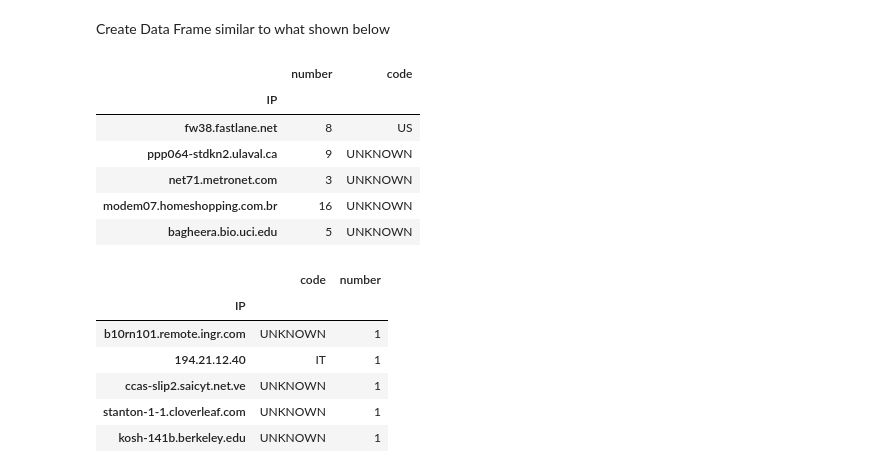
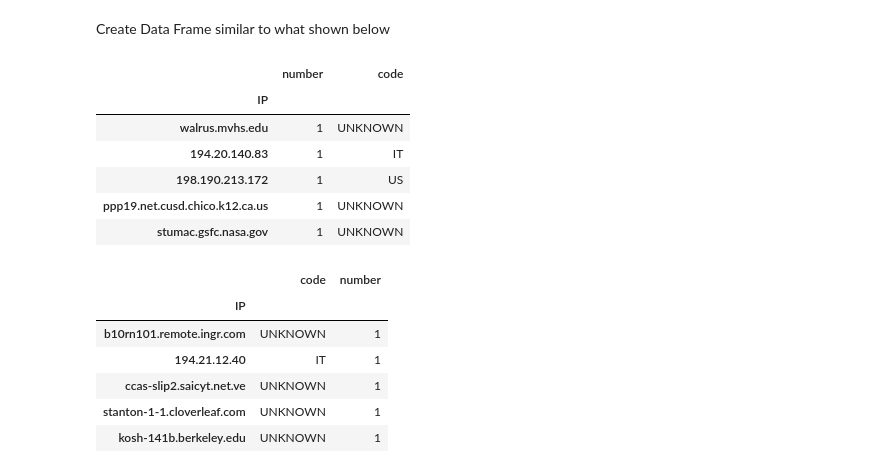
Before and after one commit to tow02/iccs413, a Jupyter notebook: assignments/a1/Assn1 - Web Server Log Analysis.ipynb, the cells around one changed output. Cells and saved outputs as stored; diff of their text form; code cells hidden in the pictures.

```diff
--- a/assignments/a1/Assn1 - Web Server Log Analysis.ipynb
+++ b/assignments/a1/Assn1 - Web Server Log Analysis.ipynb
@@ -670,16 +665,17 @@ sub_ips['code'] = ''
 
 for index, row in sub_ips.iterrows():
     sub_ips.set_value(index, 'code', ip_data[index])
-# %%
-sub_ips.head()
-# %% [output]
-|  | number | code |
-| IP |  |  |
-| fw38.fastlane.net | 8 | US |
-| ppp064-stdkn2.ulaval.ca | 9 | UNKNOWN |
-| net71.metronet.com | 3 | UNKNOWN |
-| modem07.homeshopping.com.br | 16 | UNKNOWN |
-| bagheera.bio.uci.edu | 5 | UNKNOWN |
+# %%
+sub_ips.sort_values(by='number', inplace=True)
+sub_ips.head()
+# %% [output]
+|  | number | code |
+| IP |  |  |
+| walrus.mvhs.edu | 1 | UNKNOWN |
+| 194.20.140.83 | 1 | IT |
+| 198.190.213.172 | 1 | US |
+| ppp19.net.cusd.chico.k12.ca.us | 1 | UNKNOWN |
+| stumac.gsfc.nasa.gov | 1 | UNKNOWN |
 # %%
 # Expected output
 # %% [output]
```
Also changed, not shown: parts of 8 cells of this notebook.
